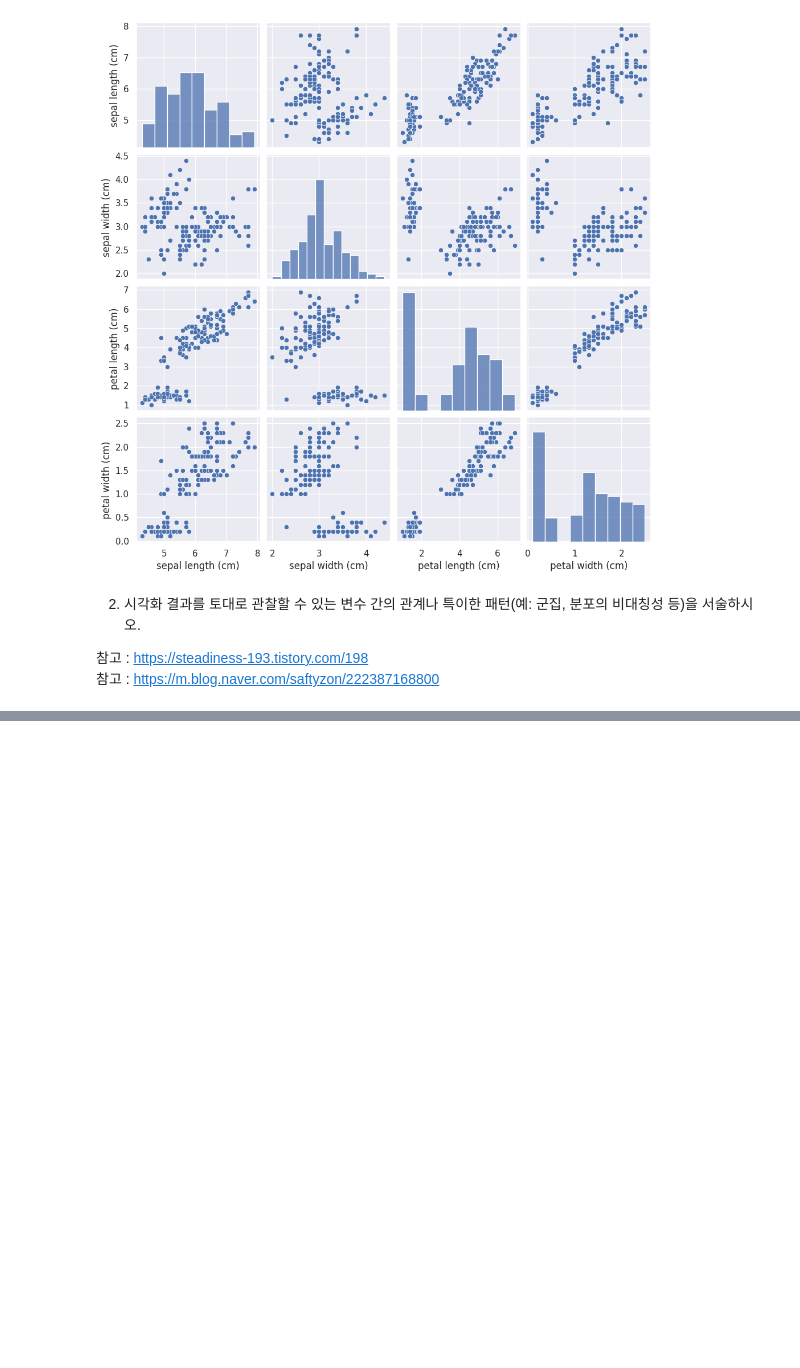
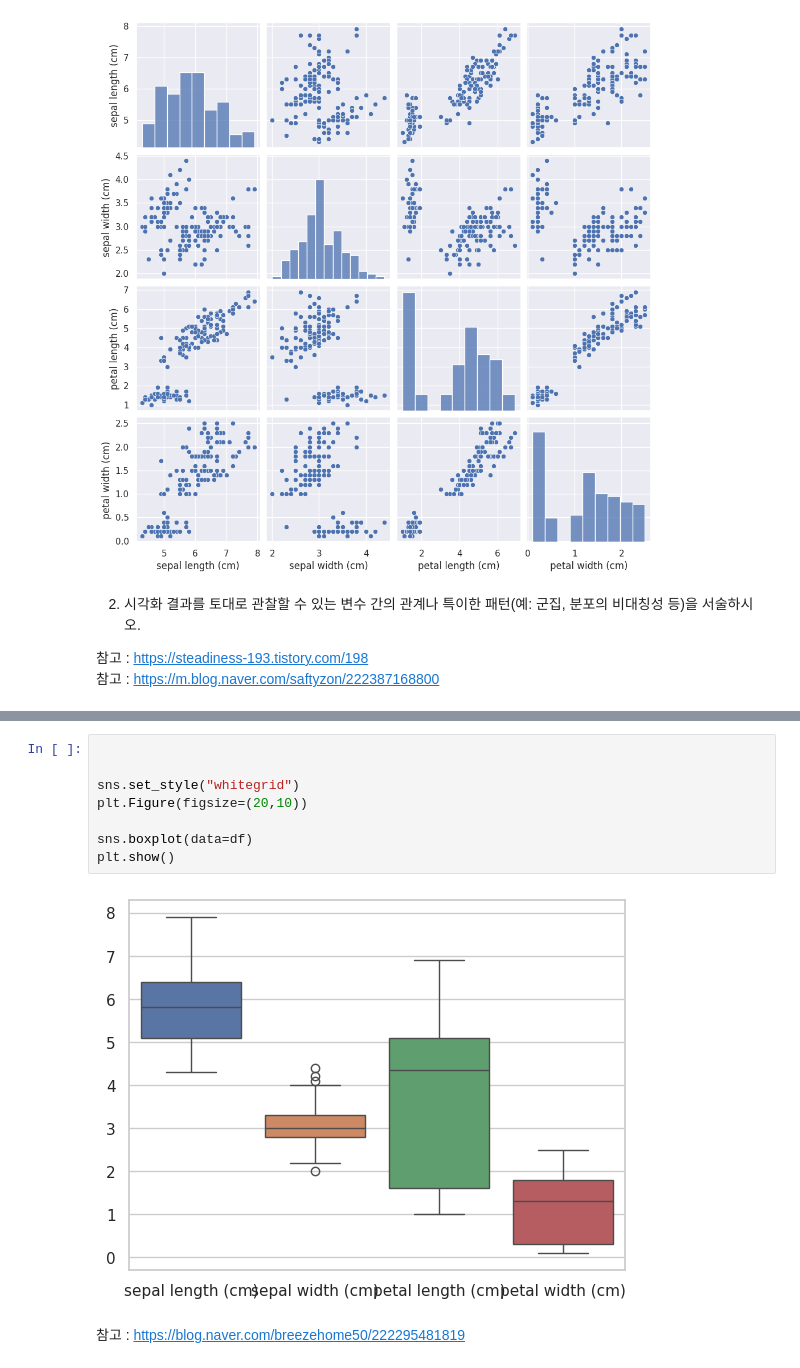
Before and after one commit to YiPhoebe/iris, a Jupyter notebook: result_report.ipynb, the cells around one changed output, grey strips where cells are left out. Cells and saved outputs as stored; diff of their text form; blank space fills up the shorter version.

```diff
--- a/result_report.ipynb
+++ b/result_report.ipynb
@@ -210,3 +196,15 @@ virginica 🟩
 
 꽃받침은 너비도 길이도 제각각 자람.
 setosa는 동떨어짐.
+# %%
+
+
+sns.set_style("whitegrid")
+plt.Figure(figsize=(20,10))
+
+sns.boxplot(data=df)
+plt.show()
+# %% [output]
+[figure, added]
+# %% [markdown]
+참고 : https://blog.naver.com/breezehome50/222295481819
```
Also changed, not shown: parts of 8 cells of this notebook.
